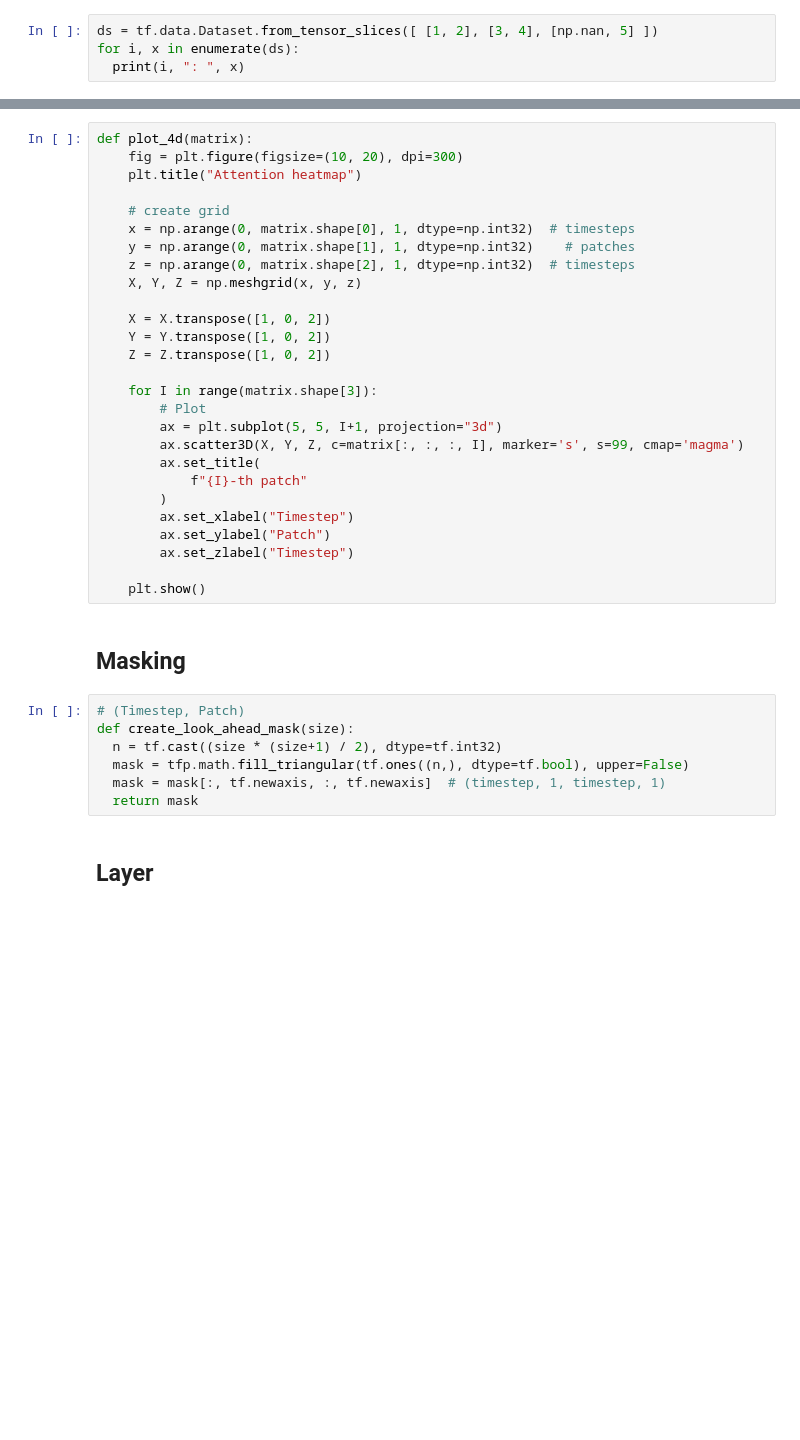
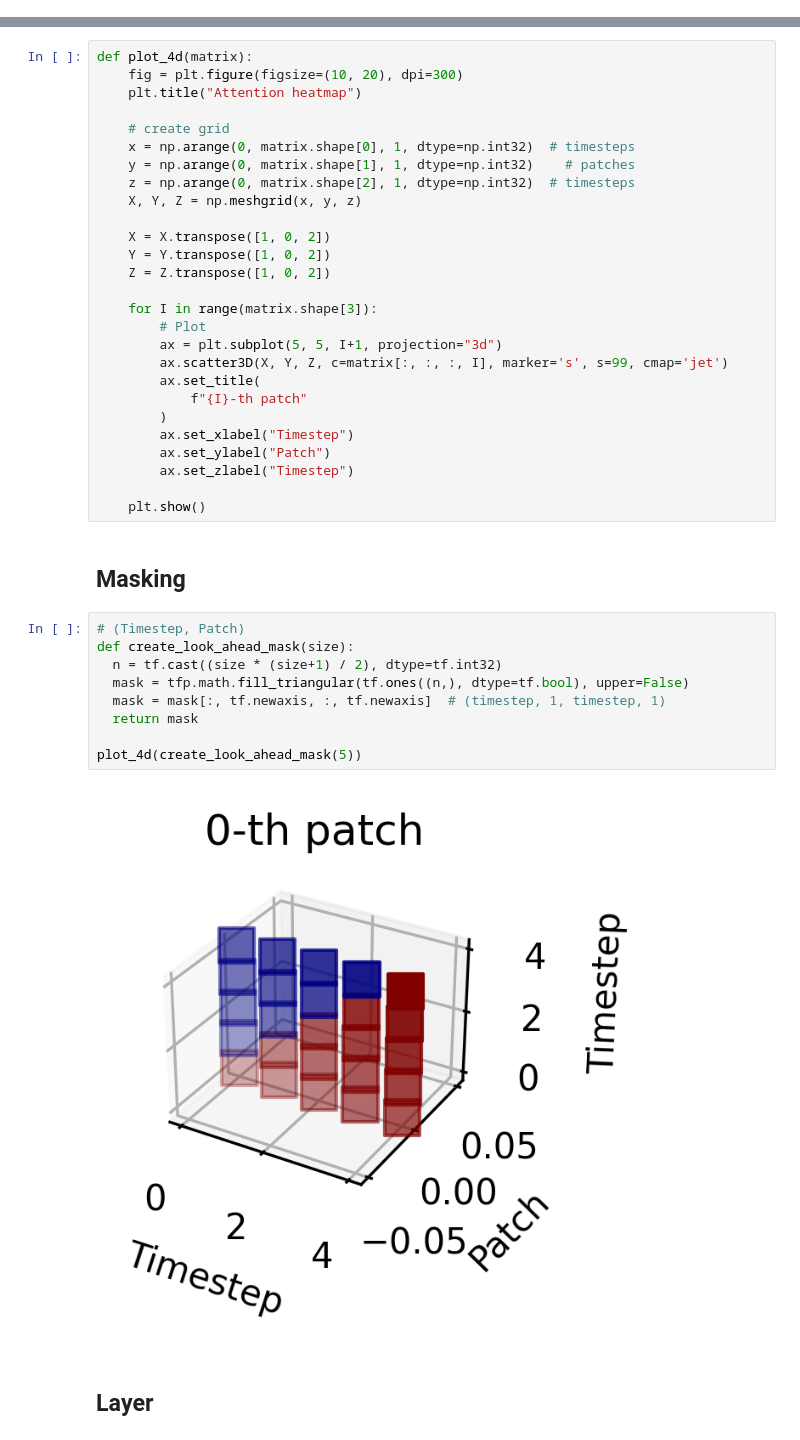
Before and after one commit to markub3327/Solar-Transformer, a Jupyter notebook: Testing.ipynb, the cells around one changed output, grey strips where cells are left out. Cells and saved outputs as stored; diff of their text form; blank space fills up the shorter version.

```diff
--- a/Testing.ipynb
+++ b/Testing.ipynb
@@ -37,4 +15,0 @@ TypeError: Unable to convert function return value to a Python type! The signatu
-# %%
-ds = tf.data.Dataset.from_tensor_slices([ [1, 2], [3, 4], [np.nan, 5] ])
-for i, x in enumerate(ds):
-  print(i, ": ", x)
@@ -60,7 +33,7 @@ def plot_4d(matrix):
     for I in range(matrix.shape[3]):
         # Plot
         ax = plt.subplot(5, 5, I+1, projection="3d")
-        ax.scatter3D(X, Y, Z, c=matrix[:, :, :, I], marker='s', s=99, cmap='magma')
+        ax.scatter3D(X, Y, Z, c=matrix[:, :, :, I], marker='s', s=99, cmap='jet')
         ax.set_title(
             f"{I}-th patch"
         )
@@ -74,10 +47,14 @@ def plot_4d(matrix):
 # %%
 # (Timestep, Patch)
 def create_look_ahead_mask(size):
   n = tf.cast((size * (size+1) / 2), dtype=tf.int32)
   mask = tfp.math.fill_triangular(tf.ones((n,), dtype=tf.bool), upper=False)
   mask = mask[:, tf.newaxis, :, tf.newaxis]  # (timestep, 1, timestep, 1)
   return mask
+
+plot_4d(create_look_ahead_mask(5))
+# %% [output]
+[figure, added]
 # %% [markdown]
 ## Layer
 # %%
```
Also changed, not shown: parts of 3 cells of this notebook, 4 other files.
